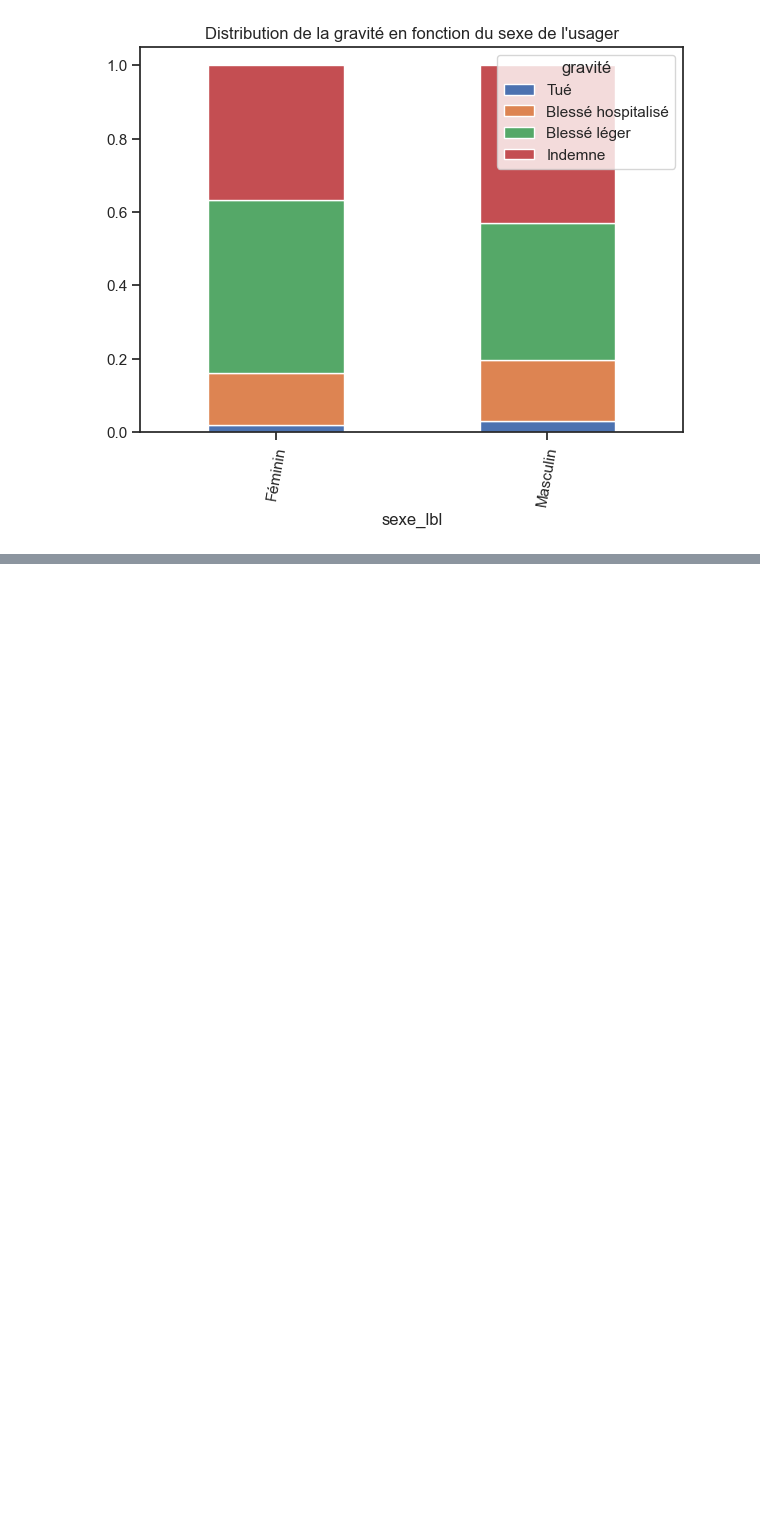
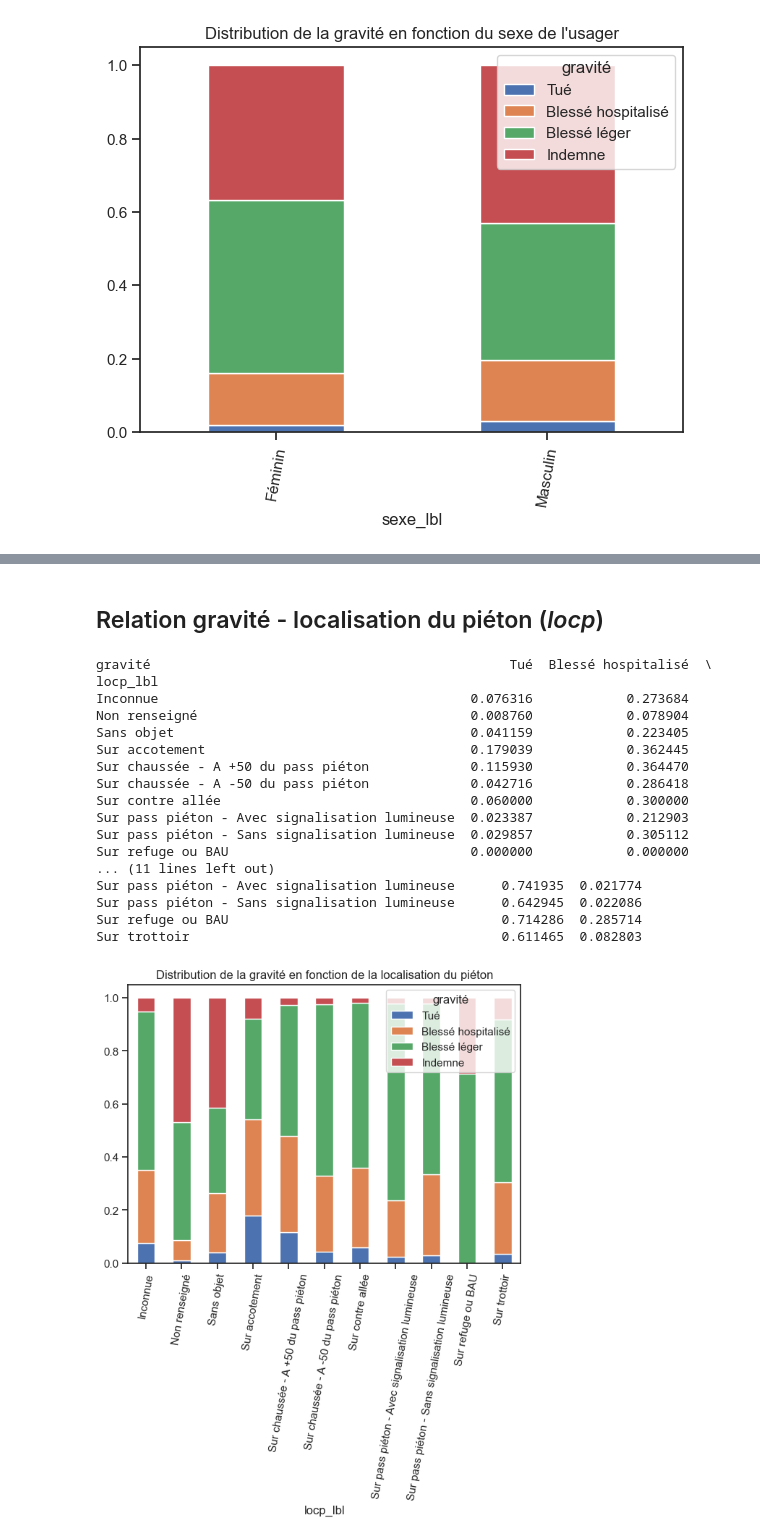
Before and after one commit to nicolascarayon/projet-accidents-routiers, a Jupyter notebook: nico_grav_usagers.ipynb, the cells around one changed output, grey strips where cells are left out. Saved outputs shown, nothing was run; the diff lists cells and outputs as text; code cells hidden in the pictures; blank space fills up the shorter version.

```diff
--- a/nico_grav_usagers.ipynb
+++ b/nico_grav_usagers.ipynb
@@ -132,0 +204,31 @@ Masculin  0.030197            0.167062      0.372216  0.430525
+# %% [markdown]
+## Relation gravité - localisation du piéton (*locp*)
+# %%
+df_cross = pd.crosstab(df["locp_lbl"], df['gravité'], normalize='index')
+df_cross = df_cross.reindex(columns=columns_titles)
+print(df_cross)
+
+sns.set_theme(style="ticks")
+f, ax = plt.subplots(figsize=(7, 5))
+chart = df_cross.plot(kind="bar", stacked=True, rot=0, ax=ax, title="Distribution de la gravité en fonction de la localisation du piéton")
+chart.set_xticklabels(chart.get_xticklabels(), rotation=80)
+sns.move_legend(ax, "upper right")
+# %% [output]
+gravité                                              Tué  Blessé hospitalisé  \
+locp_lbl
+Inconnue                                        0.076316            0.273684
+Non renseigné                                   0.008760            0.078904
+Sans objet                                      0.041159            0.223405
+Sur accotement                                  0.179039            0.362445
+Sur chaussée - A +50 du pass piéton             0.115930            0.364470
+Sur chaussée - A -50 du pass piéton             0.042716            0.286418
+Sur contre allée                                0.060000            0.300000
+Sur pass piéton - Avec signalisation lumineuse  0.023387            0.212903
+Sur pass piéton - Sans signalisation lumineuse  0.029857            0.305112
+Sur refuge ou BAU                               0.000000            0.000000
+... (11 lines left out)
+Sur pass piéton - Avec signalisation lumineuse      0.741935  0.021774
+Sur pass piéton - Sans signalisation lumineuse      0.642945  0.022086
+Sur refuge ou BAU                                   0.714286  0.285714
+Sur trottoir                                        0.611465  0.082803
+[figure, added]
```
Also changed, not shown: parts of 17 cells of this notebook, 2 other files.
